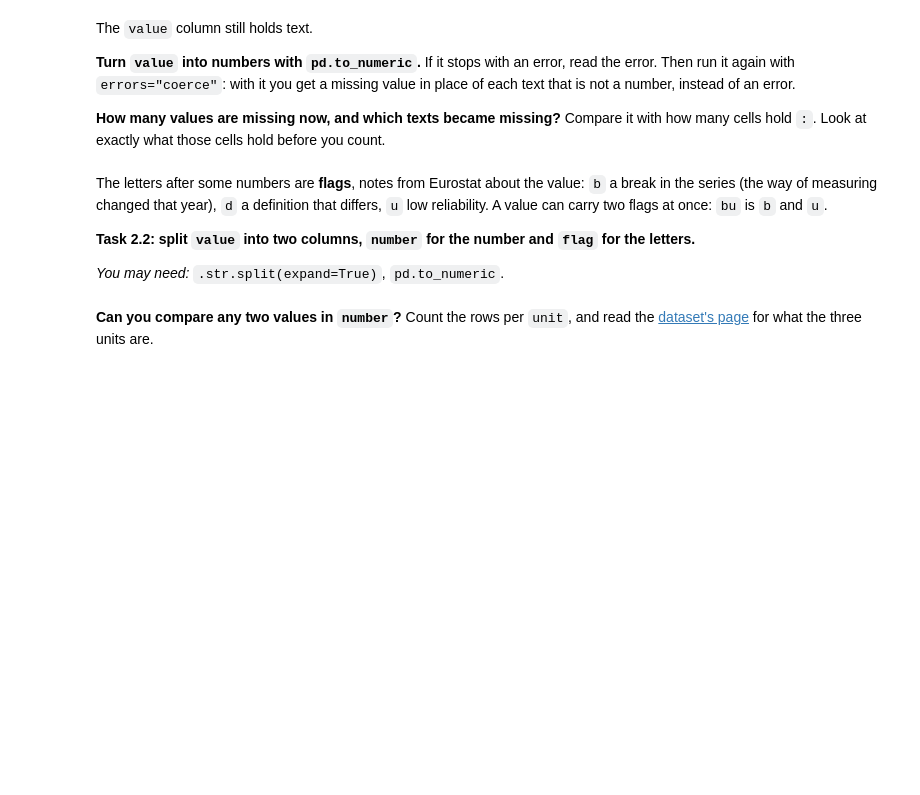
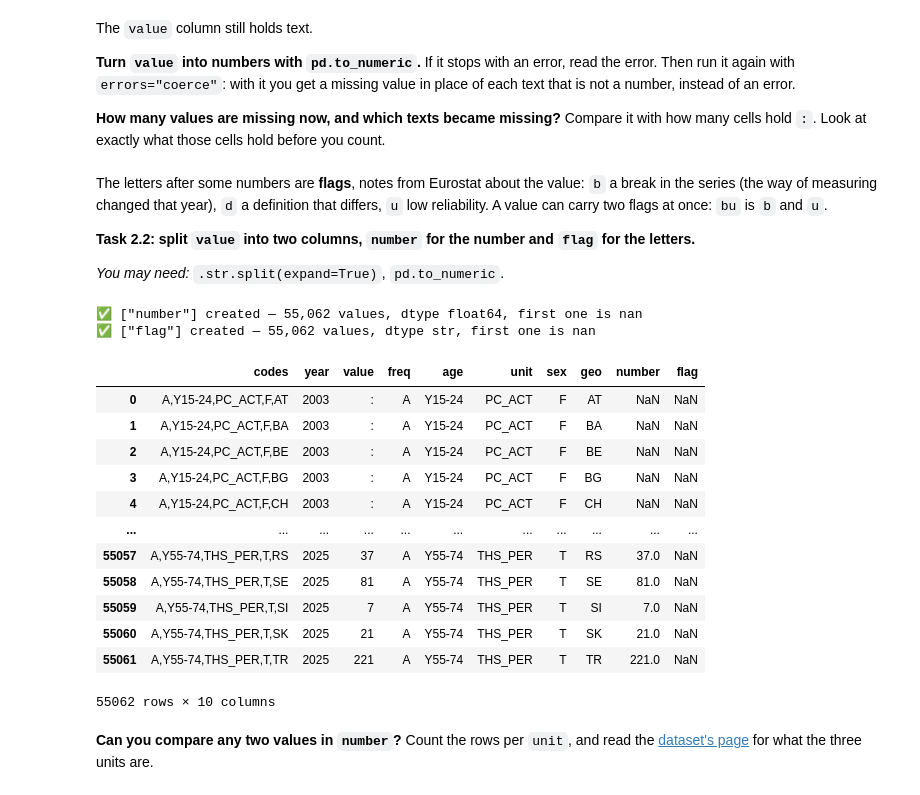
Before and after one commit to stat163-2026t1/artem-practice-week5, a Jupyter notebook: practice.ipynb, the cells around one changed output. Saved outputs shown, nothing was run; the diff lists cells and outputs as text; code cells hidden in the pictures; blank space fills up the shorter version.

```diff
--- a/practice.ipynb
+++ b/practice.ipynb
@@ -190,8 +325,11 @@ Greece).
 # %%
 # Task 2.1 — une_long: one row per code combination and year, with the columns freq,
 # age, unit, sex, geo, year (a number) and value (the text of the cell, as in the file).
-une_long = ...
+une_long = une.melt(id_vars='codes', var_name='year', value_name='value')
+une_long[["freq", "age", "unit", "sex", "geo"]] = une_long.codes.str.split(",", expand=True)
+une_long.year = une_long.year.astype(int)
 
 check("une_long", une_long, "DataFrame")
 check_col(une_long, "geo")
 check_col(une_long, "year")
+une_long.head()
@@ -226,11 +379,28 @@ letters.**
 # %%
 # Task 2.2 — two columns on une_long: number, the number in value as a float (missing
 # where there is none), and flag, the letters after it (missing where there are none).
-# une_long["number"] = ...
-# une_long["flag"] = ...
-
+une_long["number"] = une_long.value.str.split(expand=True)[0]
+une_long["flag"] = une_long.value.str.split(expand=True)[1]
+une_long.number = pd.to_numeric(une_long.number, errors='coerce')
 check_col(une_long, "number")
 check_col(une_long, "flag")
+une_long
+# %% [output]
+✅ ["number"] created — 55,062 values, dtype float64, first one is nan
+✅ ["flag"] created — 55,062 values, dtype str, first one is nan
+|  | codes | year | value | freq | age | unit | sex | geo | number | flag |
+| 0 | A,Y15-24,PC_ACT,F,AT | 2003 | : | A | Y15-24 | PC_ACT | F | AT | NaN | NaN |
+| 1 | A,Y15-24,PC_ACT,F,BA | 2003 | : | A | Y15-24 | PC_ACT | F | BA | NaN | NaN |
+| 2 | A,Y15-24,PC_ACT,F,BE | 2003 | : | A | Y15-24 | PC_ACT | F | BE | NaN | NaN |
+| 3 | A,Y15-24,PC_ACT,F,BG | 2003 | : | A | Y15-24 | PC_ACT | F | BG | NaN | NaN |
+| 4 | A,Y15-24,PC_ACT,F,CH | 2003 | : | A | Y15-24 | PC_ACT | F | CH | NaN | NaN |
+| ... | ... | ... | ... | ... | ... | ... | ... | ... | ... | ... |
+| 55057 | A,Y55-74,THS_PER,T,RS | 2025 | 37 | A | Y55-74 | THS_PER | T | RS | 37.0 | NaN |
+| 55058 | A,Y55-74,THS_PER,T,SE | 2025 | 81 | A | Y55-74 | THS_PER | T | SE | 81.0 | NaN |
+| 55059 | A,Y55-74,THS_PER,T,SI | 2025 | 7 | A | Y55-74 | THS_PER | T | SI | 7.0 | NaN |
+| 55060 | A,Y55-74,THS_PER,T,SK | 2025 | 21 | A | Y55-74 | THS_PER | T | SK | 21.0 | NaN |
+| 55061 | A,Y55-74,THS_PER,T,TR | 2025 | 221 | A | Y55-74 | THS_PER | T | TR | 221.0 | NaN |
+55062 rows × 10 columns
 # %% [markdown]
 **Can you compare any two values in `number`?** Count the rows per `unit`, and read the
 [dataset's page](https://ec.europa.eu/eurostat/databrowser/view/une_rt_a/default/table)
```
Also changed, not shown: parts of 17 cells of this notebook.
